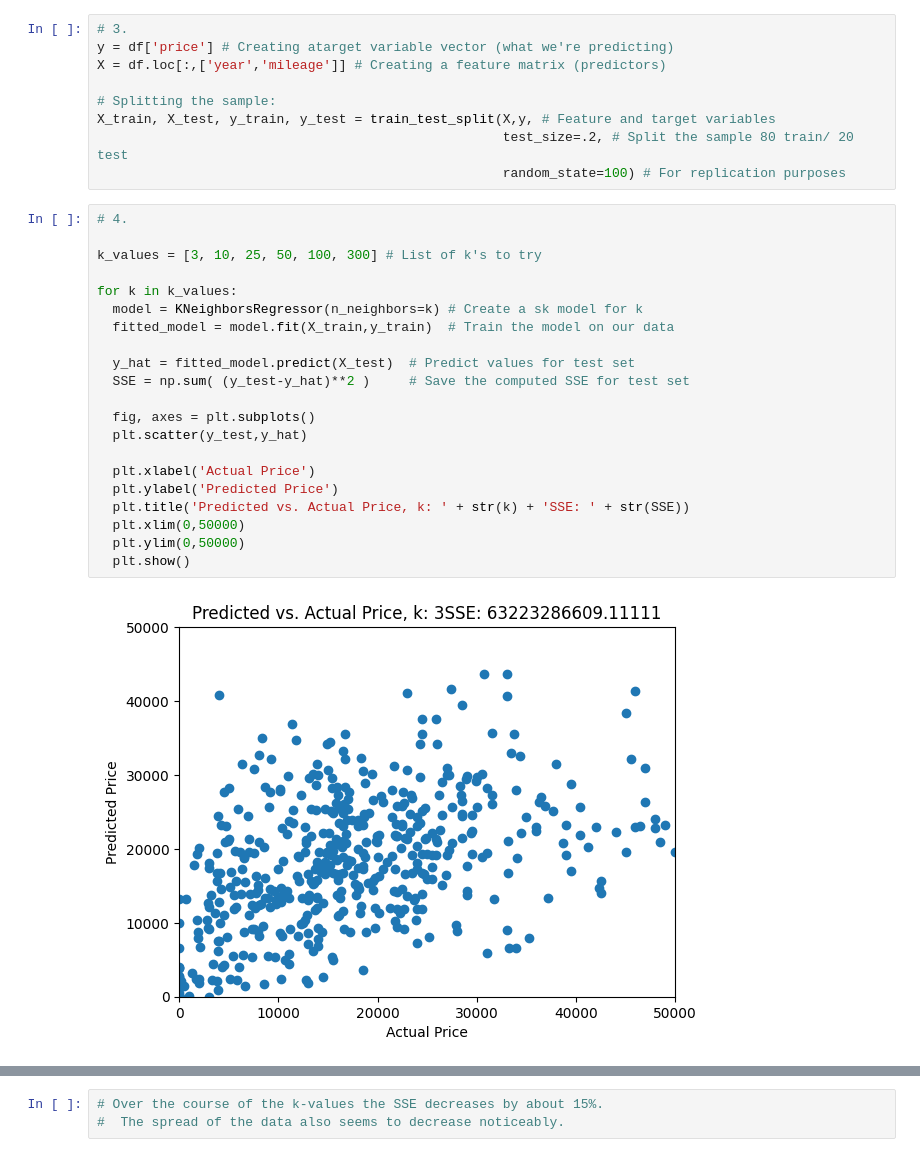
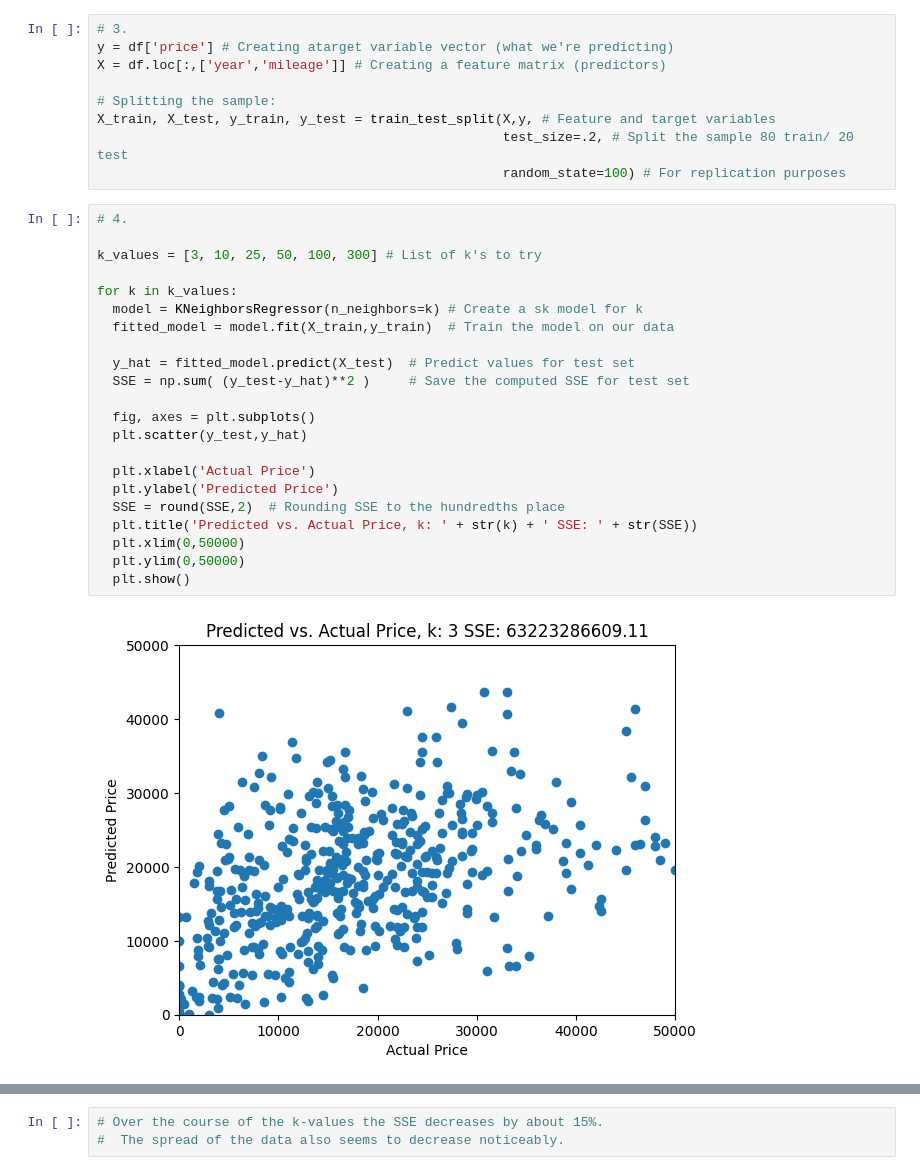
Before and after one commit to Troy-S-Meink/knn, a Jupyter notebook: assignment_knn.ipynb, the cells around one changed output, grey strips where cells are left out. Saved outputs shown, nothing was run; the diff lists cells and outputs as text.

```diff
--- a/assignment_knn.ipynb
+++ b/assignment_knn.ipynb
@@ -88,23 +88,24 @@ X_train, X_test, y_train, y_test = train_test_split(X,y, # Feature and target va
 # %%
 # 4.
 
 k_values = [3, 10, 25, 50, 100, 300] # List of k's to try
 
 for k in k_values:
   model = KNeighborsRegressor(n_neighbors=k) # Create a sk model for k
   fitted_model = model.fit(X_train,y_train)  # Train the model on our data
 
   y_hat = fitted_model.predict(X_test)  # Predict values for test set
   SSE = np.sum( (y_test-y_hat)**2 )     # Save the computed SSE for test set
 
   fig, axes = plt.subplots()
   plt.scatter(y_test,y_hat)
 
   plt.xlabel('Actual Price')
   plt.ylabel('Predicted Price')
-  plt.title('Predicted vs. Actual Price, k: ' + str(k) + 'SSE: ' + str(SSE))
+  SSE = round(SSE,2)  # Rounding SSE to the hundredths place
+  plt.title('Predicted vs. Actual Price, k: ' + str(k) + ' SSE: ' + str(SSE))
   plt.xlim(0,50000)
   plt.ylim(0,50000)
   plt.show()
 # %% [output]
-[figure, old version]
+[figure, new version]
```
Also changed, not shown: parts of 2 cells of this notebook.
